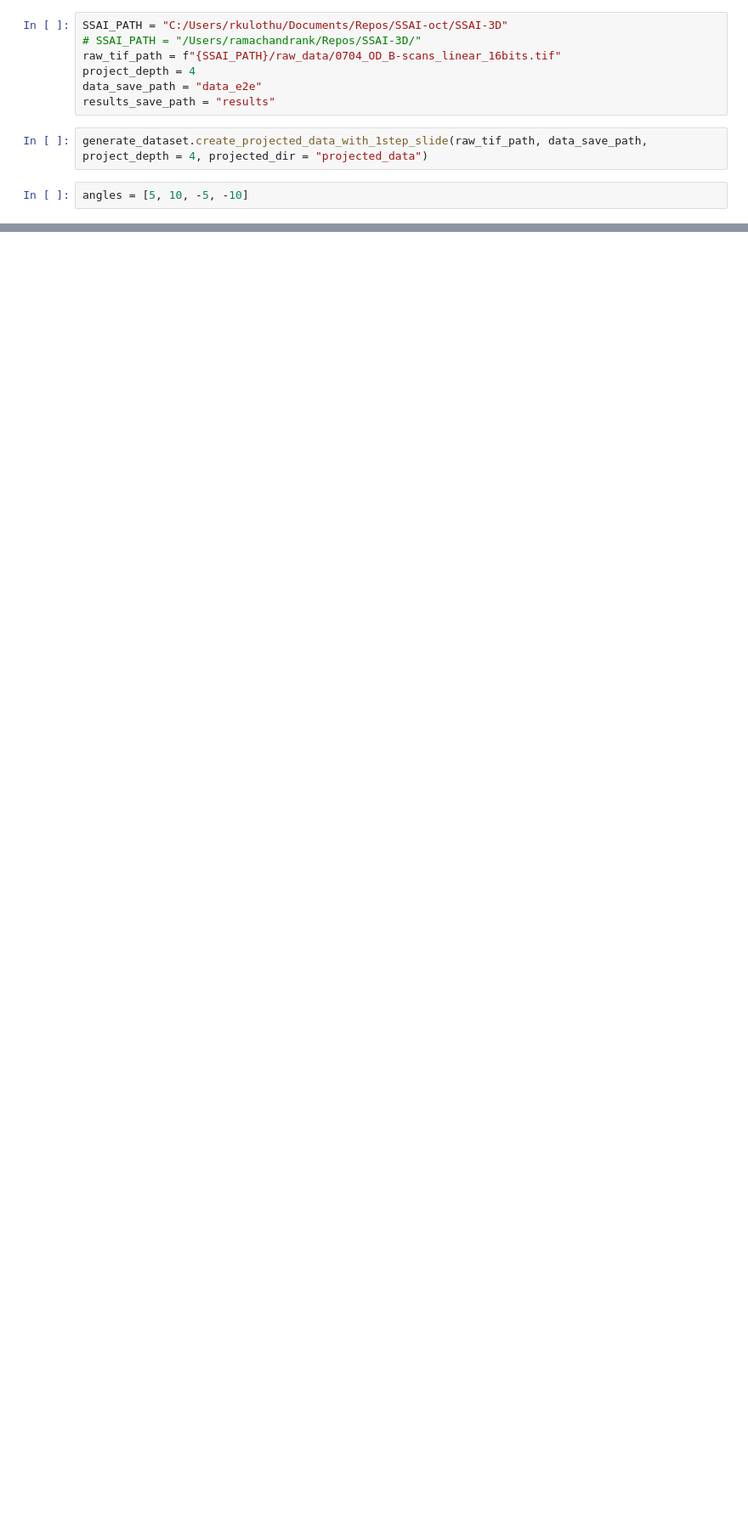
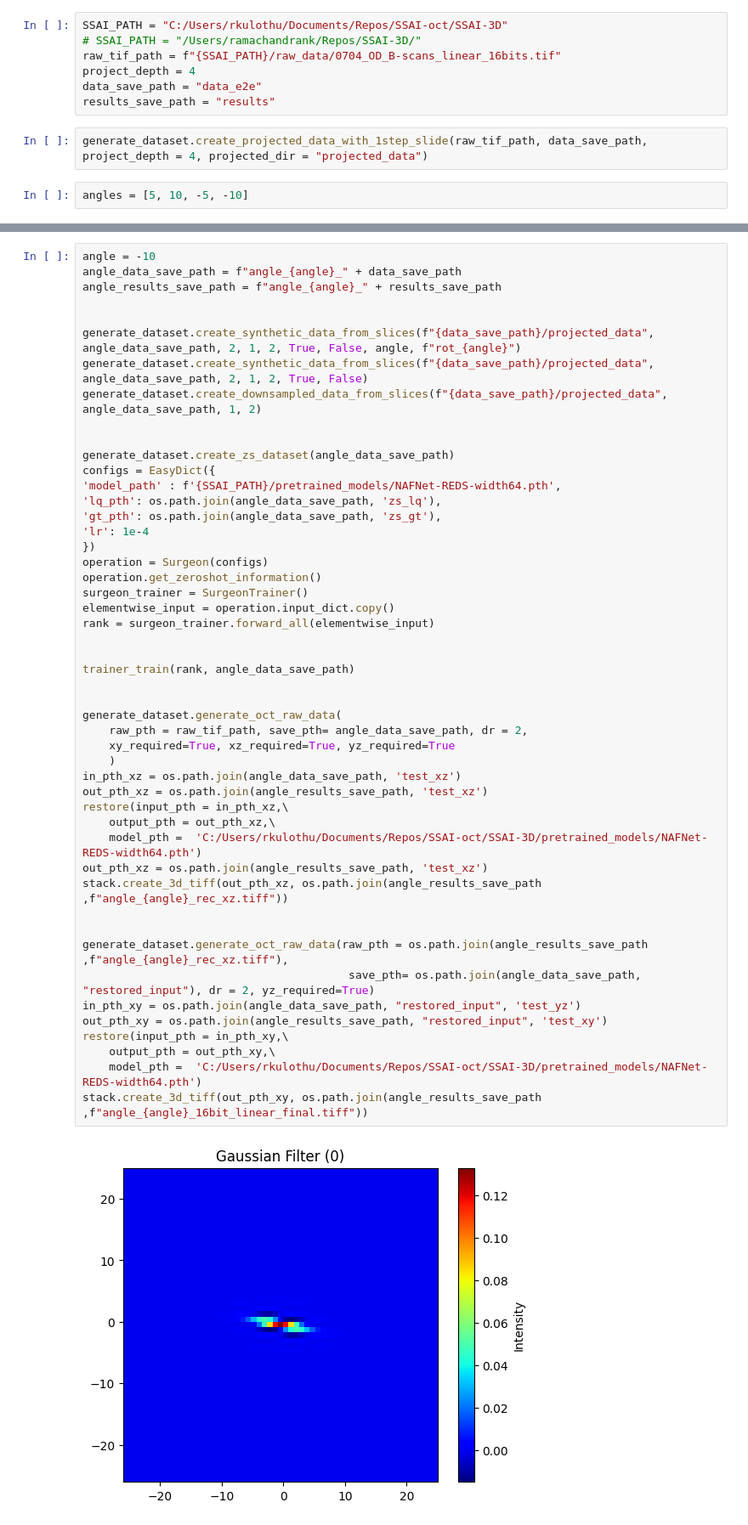
Before and after one commit to RamachandranKulothungan/SSAI-3D, a Jupyter notebook: oct/runs/rotated_1d_gaussian_healthy_16bit_linear/e2e.ipynb, the cells around one changed output, grey strips where cells are left out. Shown: that part at 85% size. Cells and saved outputs as stored; diff of their text form; blank space fills up the shorter version.

```diff
--- a/oct/runs/rotated_1d_gaussian_healthy_16bit_linear/e2e.ipynb
+++ b/oct/runs/rotated_1d_gaussian_healthy_16bit_linear/e2e.ipynb
@@ -71,0 +386,51 @@ for angle in angles:
+# %%
+angle = -10
+angle_data_save_path = f"angle_{angle}_" + data_save_path
+angle_results_save_path = f"angle_{angle}_" + results_save_path
+
+
+generate_dataset.create_synthetic_data_from_slices(f"{data_save_path}/projected_data", angle_data_save_path, 2, 1, 2, True, False, angle, f"rot_{angle}")
+generate_dataset.create_synthetic_data_from_slices(f"{data_save_path}/projected_data", angle_data_save_path, 2, 1, 2, True, False)
+generate_dataset.create_downsampled_data_from_slices(f"{data_save_path}/projected_data", angle_data_save_path, 1, 2)
+
+
+generate_dataset.create_zs_dataset(angle_data_save_path)
+configs = EasyDict({
+'model_path' : f'{SSAI_PATH}/pretrained_models/NAFNet-REDS-width64.pth',
+'lq_pth': os.path.join(angle_data_save_path, 'zs_lq'),
+'gt_pth': os.path.join(angle_data_save_path, 'zs_gt'),
+'lr': 1e-4
+})
+operation = Surgeon(configs)
+operation.get_zeroshot_information()
+surgeon_trainer = SurgeonTrainer()
+elementwise_input = operation.input_dict.copy()
+rank = surgeon_trainer.forward_all(elementwise_input)
+
+
+trainer_train(rank, angle_data_save_path)
+
+
+generate_dataset.generate_oct_raw_data(
+    raw_pth = raw_tif_path, save_pth= angle_data_save_path, dr = 2,
+    xy_required=True, xz_required=True, yz_required=True
+    )
+in_pth_xz = os.path.join(angle_data_save_path, 'test_xz')
+out_pth_xz = os.path.join(angle_results_save_path, 'test_xz')
+restore(input_pth = in_pth_xz,\
+    output_pth = out_pth_xz,\
+    model_pth =  'C:/Users/rkulothu/Documents/Repos/SSAI-oct/SSAI-3D/pretrained_models/NAFNet-REDS-width64.pth')
+out_pth_xz = os.path.join(angle_results_save_path, 'test_xz')
+stack.create_3d_tiff(out_pth_xz, os.path.join(angle_results_save_path ,f"angle_{angle}_rec_xz.tiff"))
+
+
+generate_dataset.generate_oct_raw_data(raw_pth = os.path.join(angle_results_save_path ,f"angle_{angle}_rec_xz.tiff"),
+                                        save_pth= os.path.join(angle_data_save_path, "restored_input"), dr = 2, yz_required=True)
+in_pth_xy = os.path.join(angle_data_save_path, "restored_input", 'test_yz')
+out_pth_xy = os.path.join(angle_results_save_path, "restored_input", 'test_xy')
+restore(input_pth = in_pth_xy,\
+    output_pth = out_pth_xy,\
+    model_pth =  'C:/Users/rkulothu/Documents/Repos/SSAI-oct/SSAI-3D/pretrained_models/NAFNet-REDS-width64.pth')
+stack.create_3d_tiff(out_pth_xy, os.path.join(angle_results_save_path ,f"angle_{angle}_16bit_linear_final.tiff"))
+# %% [output]
+[figure, added]
```
Also changed, not shown: parts of 6 cells of this notebook, 18 other files.
